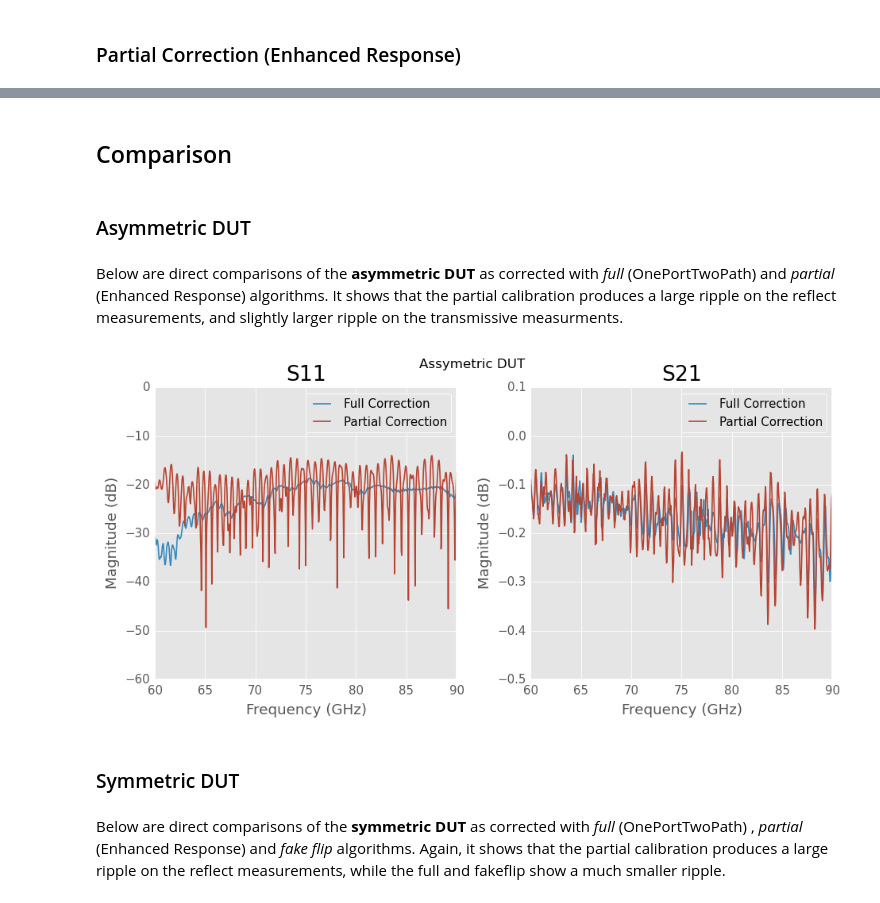
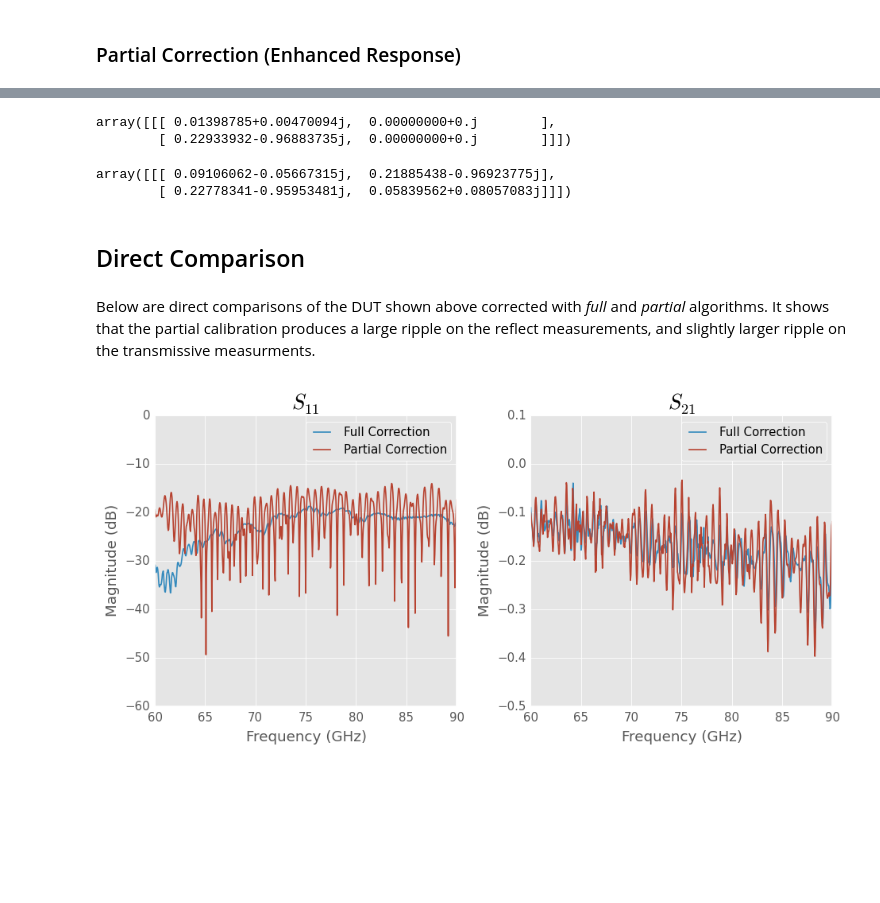
Before and after one commit to scikit-rf/examples, a Jupyter notebook: three_receiver_cal/Calibration With Three Receivers.ipynb, the cells around one changed output, grey strips where cells are left out. Saved outputs shown, nothing was run; the diff lists cells and outputs as text; code cells hidden in the pictures; blank space fills up the shorter version.

```diff
--- a/three_receiver_cal/Calibration With Three Receivers.ipynb
+++ b/three_receiver_cal/Calibration With Three Receivers.ipynb
@@ -134,8 +115,10 @@ Full correction is achieved by measuring each device in both orientations, **for
 # %%
 dutf = raw['wr15 shim and swg (forward)']
 dutr = raw['wr15 shim and swg (reverse)']
-cor = cal.apply_cal((dutf, dutr))
-cor.name = None
-cor.plot_s_db()
-title('Asymmetric DUT (Full Correction)')
+
+corrected_full = cal.apply_cal((dutf, dutr)) # note argument is an ordered tuple
+
+corrected_full.name = None
+corrected_full.plot_s_db()
+title('Full Correction');
 # %% [output]
@@ -148,7 +130,8 @@ If you pass a single measurement to the `TwoPortOnePath.apply_cal` function, the
 # %%
-cor = cal.apply_cal(dutf)
+corrected_partial = cal.apply_cal(dutf) # note we pass a single network
 
-cor.name = None
-cor.plot_s_db()
-title('Asymmetric DUT (Partial Correction)')
+corrected_partial.name = None
+corrected_partial.plot_s_db(0,0)
+corrected_partial.plot_s_db(1,0)
+title('Partial Correction');
 # %% [output]
@@ -188,34 +141,30 @@ cor.plot_s_db()
+# %%
+corrected_partial['75ghz'].s
+# %% [output]
+array([[[ 0.01398785+0.00470094j,  0.00000000+0.j        ],
+        [ 0.22933932-0.96883735j,  0.00000000+0.j        ]]])
+# %%
+corrected_full['75ghz'].s
+# %% [output]
+array([[[ 0.09106062-0.05667315j,  0.21885438-0.96923775j],
+        [ 0.22778341-0.95953481j,  0.05839562+0.08057083j]]])
 # %% [markdown]
-## Comparison
+## Direct Comparison
-# %% [markdown]
-### Asymmetric DUT
 # %% [markdown]
-Below are direct comparisons of the **asymmetric DUT** as corrected with  *full* (OnePortTwoPath) and *partial* (Enhanced Response) algorithms.  It shows that the partial calibration produces a large ripple on the reflect measurements, and slightly larger ripple on the transmissive measurments.
+Below are direct comparisons of the DUT shown above corrected with  *full*  and *partial* algorithms.  It shows that the partial calibration produces a large ripple on the reflect measurements, and slightly larger ripple on the transmissive measurments.
 # %%
-dutf = raw['wr15 shim and swg (forward)']
-dutr = raw['wr15 shim and swg (reverse)']
-
-
 f, ax = subplots(1,2, figsize=(8,4))
 
-suptitle('Assymetric DUT')
-ax[0].set_title ('S11')
-ax[1].set_title ('S21')
+ax[0].set_title ('$S_{11}$')
+ax[1].set_title ('$S_{21}$')
 
-cor = cal.apply_cal((dutf, dutr))
-cor.plot_s_db(0,0, label='Full Correction', ax = ax[0])
-cor.plot_s_db(1,0, label='Full Correction', ax = ax[1])
+corrected_full.plot_s_db(0,0, label='Full Correction', ax = ax[0])
+corrected_full.plot_s_db(1,0, label='Full Correction', ax = ax[1])
 
-
-cor = cal.apply_cal(dutf)
-cor.plot_s_db(0,0, label='Partial Correction',ax=ax[0])
-cor.plot_s_db(1,0, label='Partial Correction',ax=ax[1])
+corrected_partial.plot_s_db(0,0, label='Partial Correction',ax=ax[0])
+corrected_partial.plot_s_db(1,0, label='Partial Correction',ax=ax[1])
 
 
 tight_layout()
 # %% [output]
-[figure, old version]
+[figure, new version]
-# %% [markdown]
-### Symmetric DUT
-# %% [markdown]
-Below are direct comparisons of the **symmetric DUT** as corrected with  *full* (OnePortTwoPath) , *partial* (Enhanced Response) and *fake flip* algorithms.  Again, it shows that the partial calibration produces a large ripple on the reflect measurements, while the full and fakeflip show a much smaller ripple.
```
Also changed, not shown: parts of 32 cells of this notebook, 8 other files.
